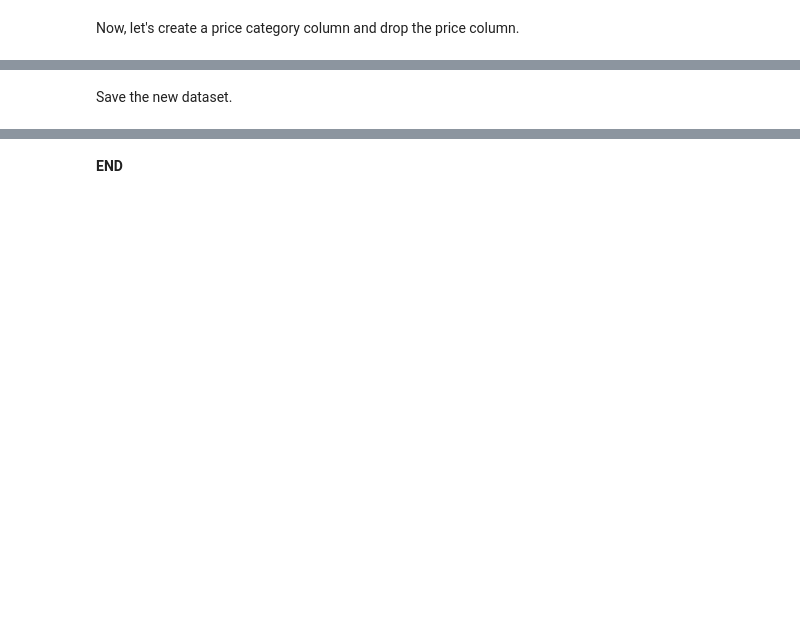
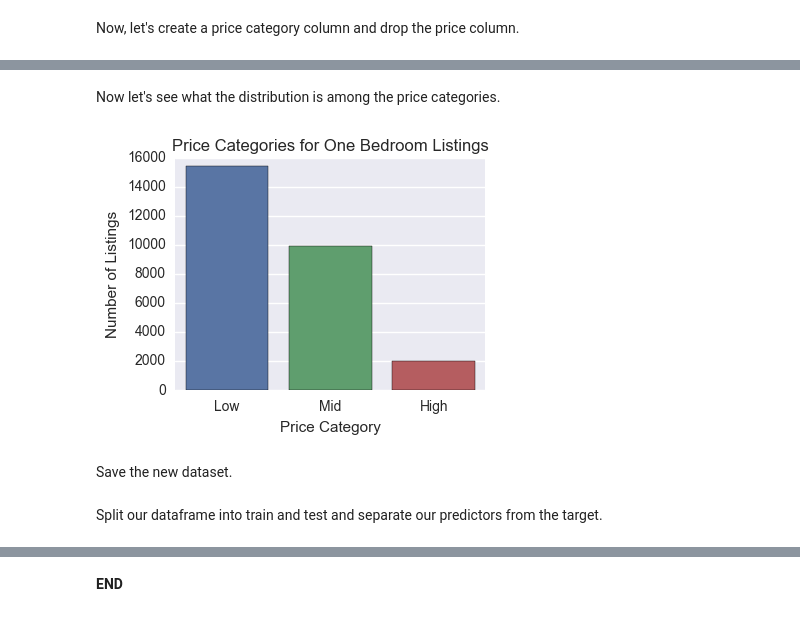
Before and after one commit to vijay4321/cs109AAirbnbProject, a Jupyter notebook: Camera-Murray-Garg-Thangella_CS109A_Project_Milestone4.ipynb, the cells around one changed output, grey strips where cells are left out. Cells and saved outputs as stored; diff of their text form; code cells hidden in the pictures; blank space fills up the shorter version.

```diff
--- a/Camera-Murray-Garg-Thangella_CS109A_Project_Milestone4.ipynb
+++ b/Camera-Murray-Garg-Thangella_CS109A_Project_Milestone4.ipynb
@@ -97,6 +101,9 @@ listingsDF [ "price_category" ] = "Low"
 listingsDF [ "price_category" ][ ( listingsDF [ "price" ] >= 150 ) & ( listingsDF [ "price" ] <= 300 ) ] = "Mid"
 listingsDF [ "price_category" ][ ( listingsDF [ "price" ] >  300 ) ] = "High"
 
+# drop the price column
+listingsDF.drop ( [ 'price' ], axis = 1, inplace = True )
+
 # display the first two rows
 listingsDF.head ( n = 2 )
 # %% [output]
@@ -108,5 +115,27 @@ listingsDF.head ( n = 2 )
+# %% [markdown]
+Now let's see what the distribution is among the price categories.
+# %%
+# set up visualization
+sns.set ( rc = { "figure.figsize" : ( 4, 3 ) } )
+ax = plt.axes()
+
+# create a barplot of the price categories
+ax = sns.barplot ( x = listingsDF.price_category.value_counts().index
+                 , y = listingsDF.price_category.value_counts() )
+
+# set the labels
+ax.set_title  ( "Price Categories for One Bedroom Listings" )
+ax.set_xlabel ( "Price Category" )
+ax.set_ylabel ( "Number of Listings" )
+
+# display the visualization
+plt.show()
+# %% [output]
+[figure, added]
 # %% [markdown]
 Save the new dataset.
 # %%
 # save the listings dataframe as a tab-delimited, compressed file
 listingsDF.to_csv ( './datasets/cleansed_listings_with_target.tab.gz', sep = '\t', index = False, compression = 'gzip' )
+# %% [markdown]
+Split our dataframe into train and test and separate our predictors from the target.
```
Also changed, not shown: parts of 16 cells of this notebook, 3 other files.
